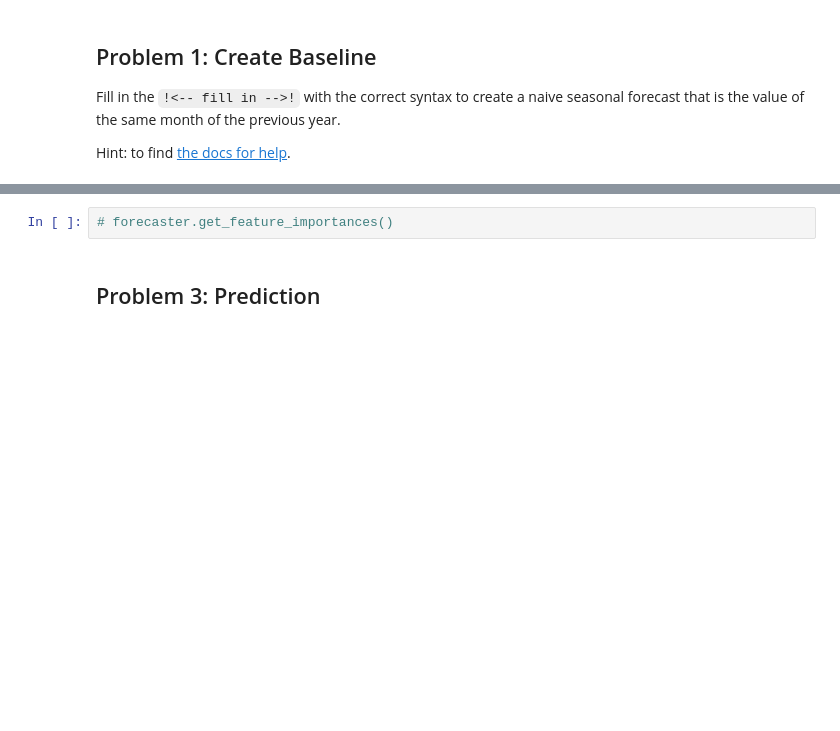
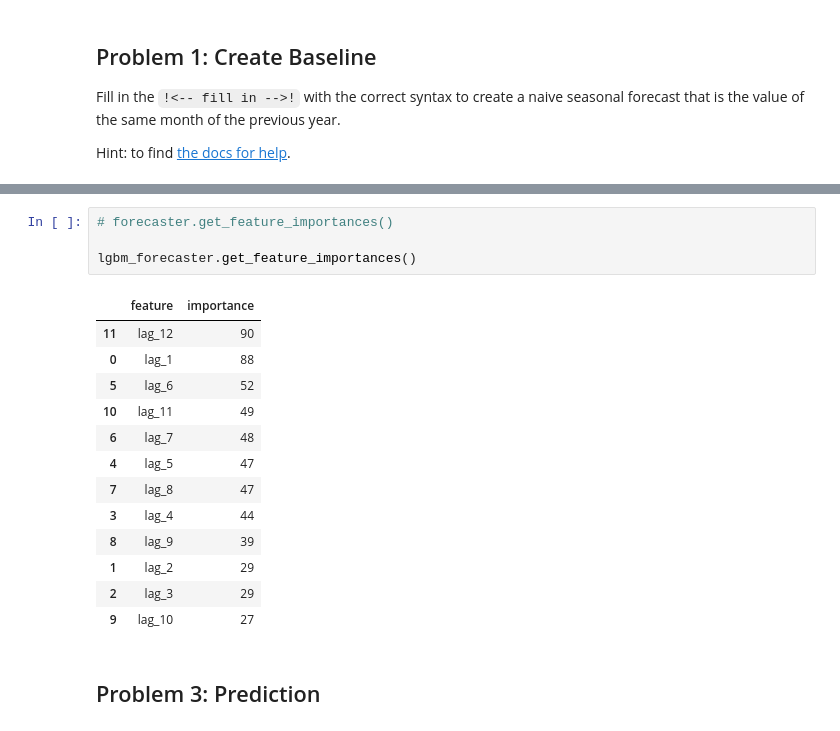
Before and after one commit to neal-logan/dsba6211-summer2024, a Jupyter notebook: notebooks/dsba6211_summer2024_lab8.ipynb, the cells around one changed output, grey strips where cells are left out. Cells and saved outputs as stored; diff of their text form; blank space fills up the shorter version.

```diff
--- a/notebooks/dsba6211_summer2024_lab8.ipynb
+++ b/notebooks/dsba6211_summer2024_lab8.ipynb
@@ -131,5 +197,21 @@ from lightgbm import LGBMRegressor
 # %%
 # forecaster.get_feature_importances()
+
+lgbm_forecaster.get_feature_importances()
+# %% [output]
+|  | feature | importance |
+| 11 | lag_12 | 90 |
+| 0 | lag_1 | 88 |
+| 5 | lag_6 | 52 |
+| 10 | lag_11 | 49 |
+| 6 | lag_7 | 48 |
+| 4 | lag_5 | 47 |
+| 7 | lag_8 | 47 |
+| 3 | lag_4 | 44 |
+| 8 | lag_9 | 39 |
+| 1 | lag_2 | 29 |
+| 2 | lag_3 | 29 |
+| 9 | lag_10 | 27 |
 # %% [markdown]
 ## Problem 3: Prediction
 # %% [markdown]
```
Also changed, not shown: parts of 9 cells of this notebook.
